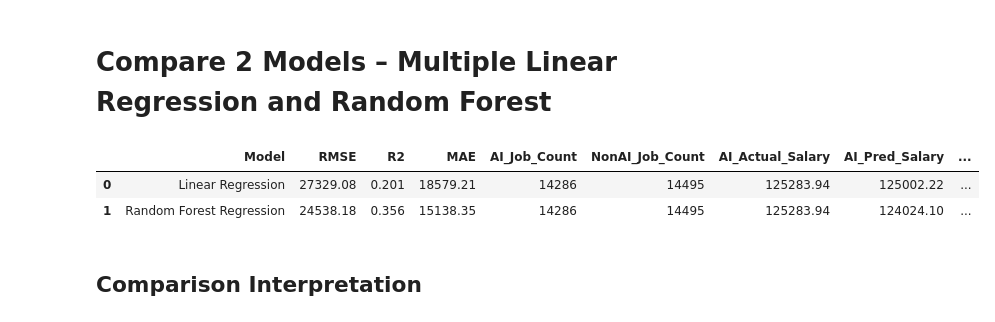
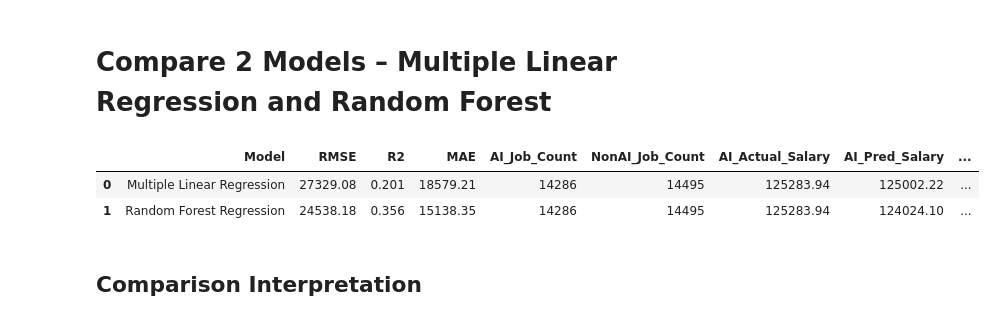
Before and after one commit to cosull93/AI-Careers-Group4, a Jupyter notebook: models.ipynb, the cells around one changed output. Drawn from its saved outputs; the diff is of its cells as text; code cells hidden in the pictures.

```diff
--- a/models.ipynb
+++ b/models.ipynb
@@ -364,38 +364,38 @@ import pandas as pd
 
 # --- Multiple Linear Regression results ---
 multiple_linear_results = {
-    "Model": "Linear Regression",
+    "Model": "Multiple Linear Regression",
     "RMSE": 27329.08,
     "R2": 0.201,
     "MAE": 18579.21,
     "AI_Job_Count": 14286,
     "NonAI_Job_Count": 14495,
     "AI_Actual_Salary": 125283.94,
     "AI_Pred_Salary": 125002.22,
     "NonAI_Actual_Salary": 116886.82,
     "NonAI_Pred_Salary": 116556.10
 }
 
 # --- Random Forest results ---
 rf_results = {
     "Model": "Random Forest Regression",
     "RMSE": 24538.18,
     "R2": 0.356,
     "MAE": 15138.35,
     "AI_Job_Count": 14286,
     "NonAI_Job_Count": 14495,
     "AI_Actual_Salary": 125283.94,
     "AI_Pred_Salary": 124024.10,
     "NonAI_Actual_Salary": 116886.82,
     "NonAI_Pred_Salary": 117434.54
 }
 
 
 comparison_df = pd.DataFrame([multiple_linear_results, rf_results])
 comparison_df
 # %% [output]
 |  | Model | RMSE | R2 | MAE | AI_Job_Count | NonAI_Job_Count | AI_Actual_Salary | AI_Pred_Salary | ... |
-| 0 | Linear Regression | 27329.08 | 0.201 | 18579.21 | 14286 | 14495 | 125283.94 | 125002.22 | ... |
+| 0 | Multiple Linear Regression | 27329.08 | 0.201 | 18579.21 | 14286 | 14495 | 125283.94 | 125002.22 | ... |
 | 1 | Random Forest Regression | 24538.18 | 0.356 | 15138.35 | 14286 | 14495 | 125283.94 | 124024.10 | ... |
 # %% [markdown]
 ## Comparison Interpretation
```
